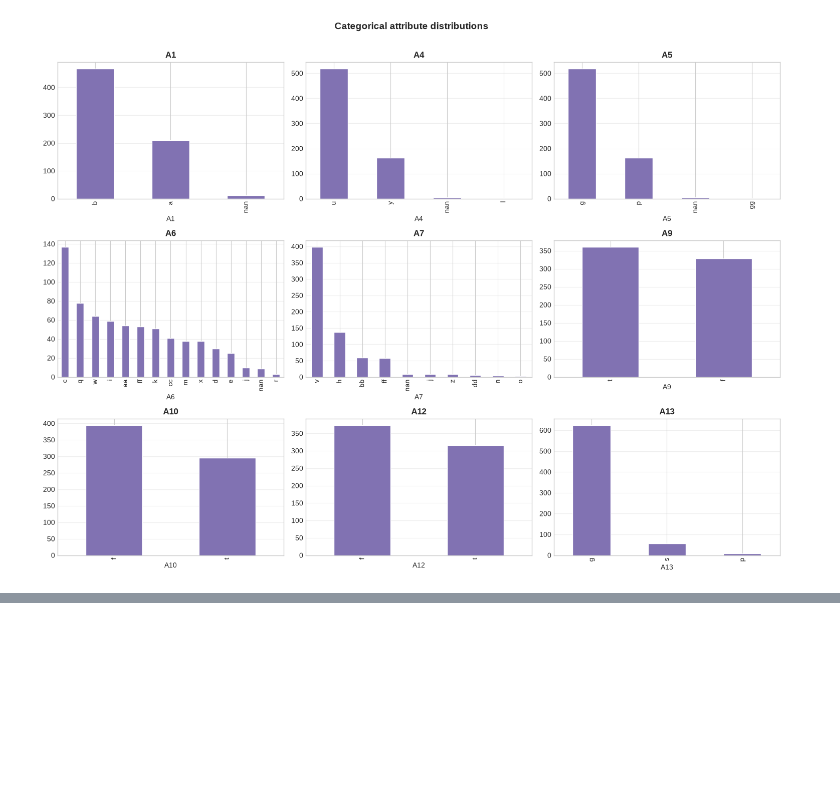
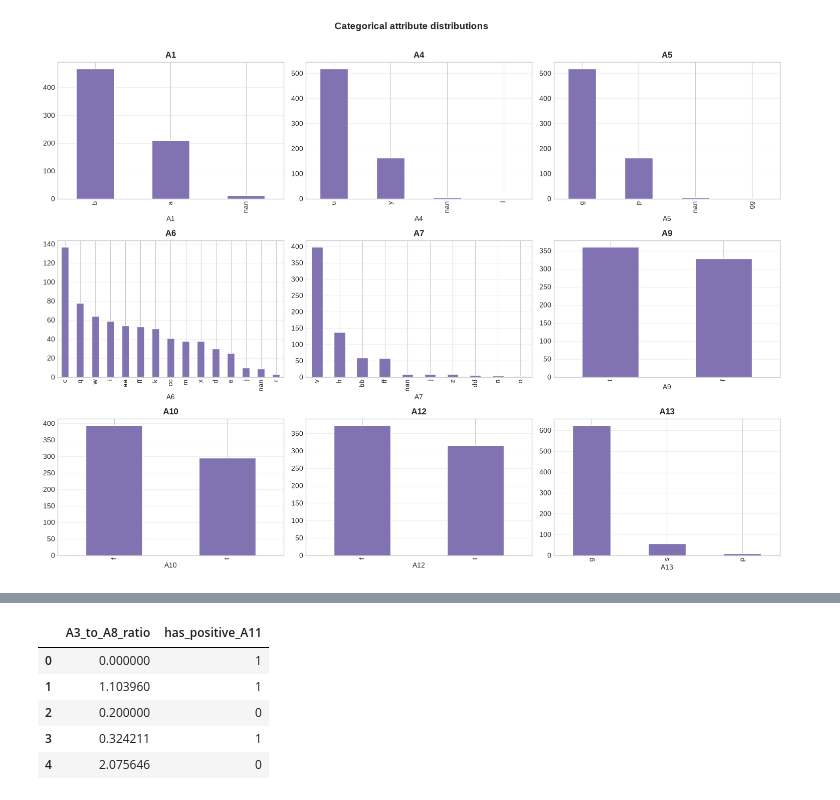
Before and after one commit to charerimana/data-mining-labs, a Jupyter notebook: Lab2_Credit_Approval.ipynb, the cells around one changed output, grey strips where cells are left out. Cells and saved outputs as stored; diff of their text form; code cells hidden in the pictures; blank space fills up the shorter version.

```diff
--- a/Lab2_Credit_Approval.ipynb
+++ b/Lab2_Credit_Approval.ipynb
@@ -254,0 +297,13 @@ plt.show()
+# %%
+df_clean["A3_to_A8_ratio"] = df_clean["A3"] / (df_clean["A8"] + 1)   # avoid div-by-zero
+df_clean["has_positive_A11"] = (df_clean["A11"] > 0).astype(int)     # engineered binary flag
+
+engineered_cols = ["A3_to_A8_ratio", "has_positive_A11"]
+df_clean[engineered_cols].head()
+# %% [output]
+|  | A3_to_A8_ratio | has_positive_A11 |
+| 0 | 0.000000 | 1 |
+| 1 | 1.103960 | 1 |
+| 2 | 0.200000 | 0 |
+| 3 | 0.324211 | 1 |
+| 4 | 2.075646 | 0 |
```
Also changed, not shown: parts of 12 cells of this notebook, 2 other files.
